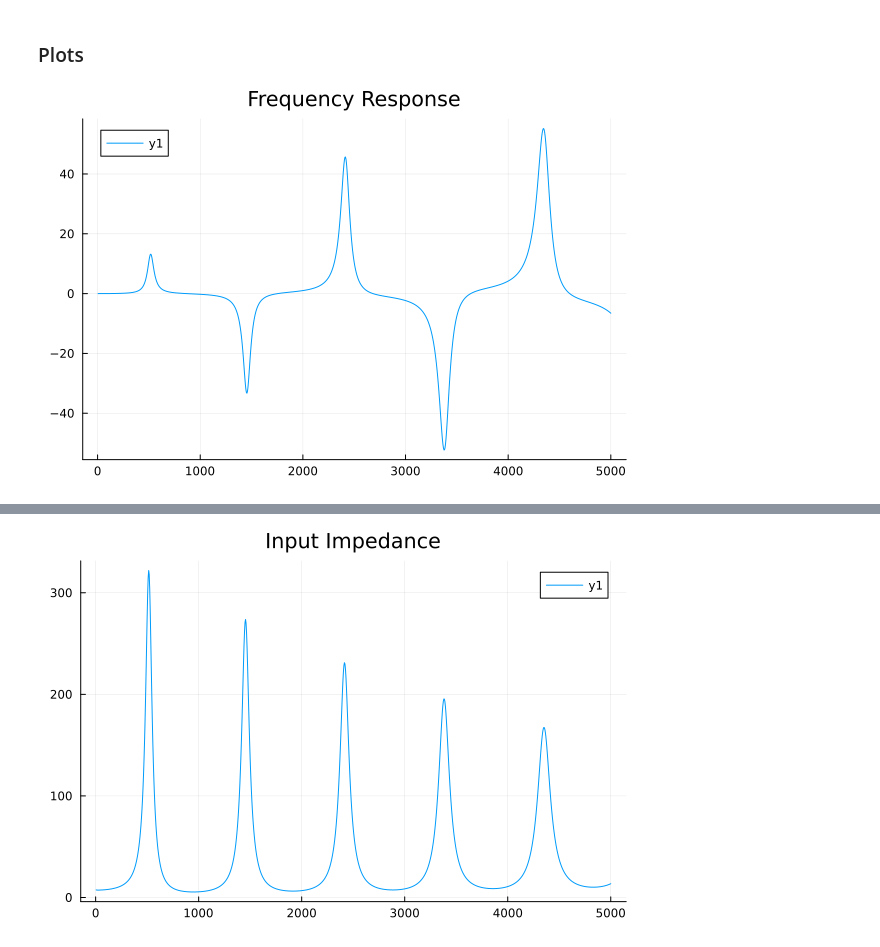
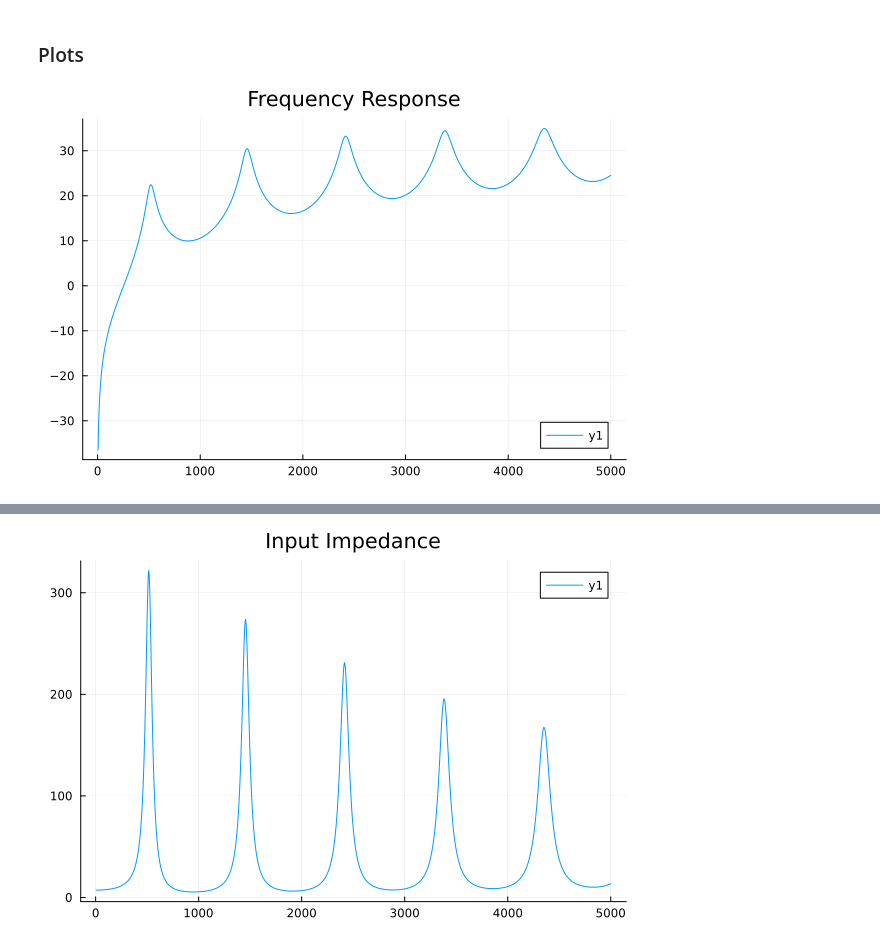
Before and after one commit to tschnoor/demonstration-notebooks, a Jupyter notebook: in_progress/transmission_line_model.ipynb, the cells around one changed output, grey strips where cells are left out. Drawn from its saved outputs; the diff is of its cells as text; code cells hidden in the pictures.

```diff
--- a/in_progress/transmission_line_model.ipynb
+++ b/in_progress/transmission_line_model.ipynb
@@ -126,6 +126,6 @@ Calculations complete
 # %% [markdown]
 ### Plots
 # %%
-plot(f, real(h), title="Frequency Response")
+plot(f, 20 .* log10.(abs.(h)), title="Frequency Response")
 # %% [output]
-[figure, old version]
+[figure, new version]
```
Also changed, not shown: parts of 6 cells of this notebook, 4 other files.
